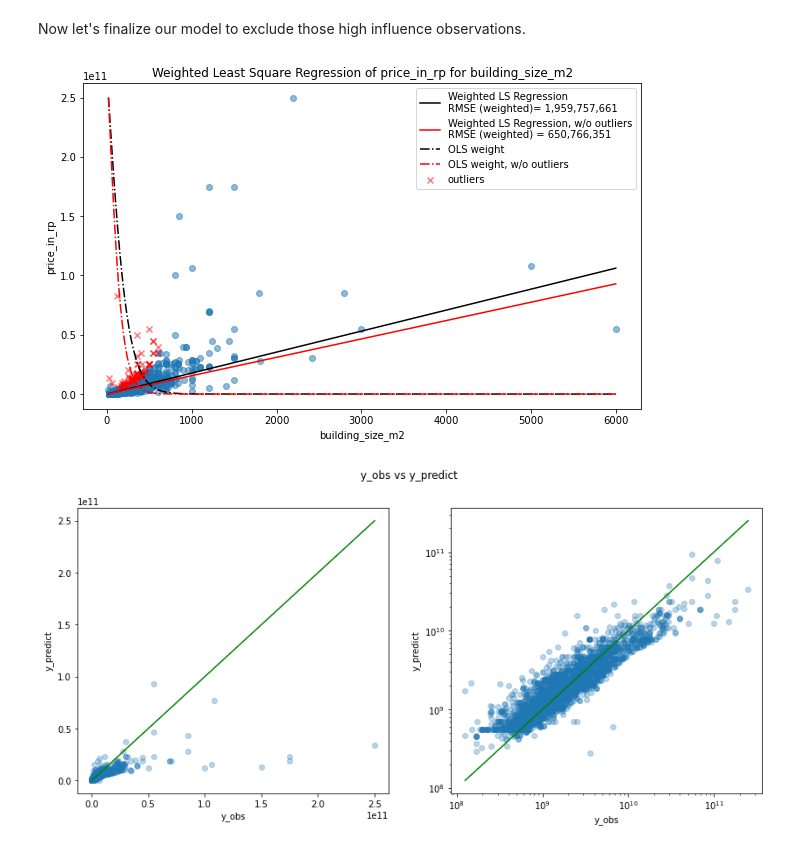
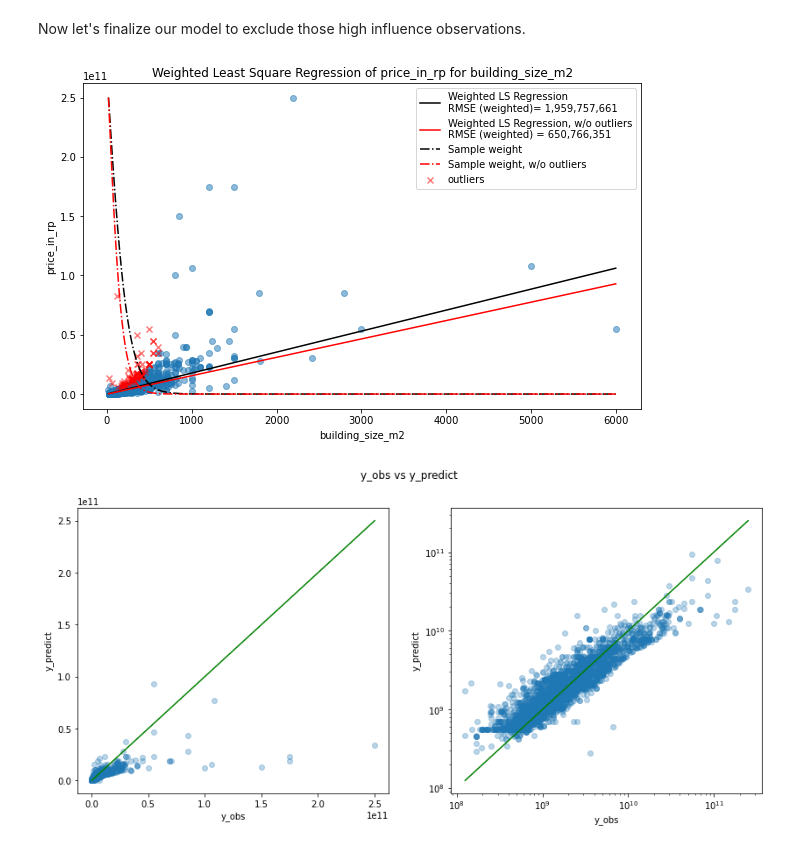
Before and after one commit to nbarizki/jabodetabekhousepricing, a Jupyter notebook: 3 - Linear Modeling of House Price.ipynb, the cells around one changed output. Drawn from its saved outputs; the diff is of its cells as text; code cells hidden in the pictures.

```diff
--- a/3 - Linear Modeling of House Price.ipynb
+++ b/3 - Linear Modeling of House Price.ipynb
@@ -502,36 +501,36 @@ mse_2b = mean_squared_error(y[~high_influence_obs], y_predict_2b, sample_weight=
 fig, ax = plt.subplots(figsize=(10, 6))
 ax.scatter(x=X[~high_influence_obs], y=y[~high_influence_obs], alpha=0.5)
 ax.scatter(
     x=X[high_influence_obs], y=y[high_influence_obs],
     marker='x', color='r',alpha=0.5, label='outliers'
     )
 ax.plot(
     np.sort(X.flatten()),
     y_predict_2a[np.argsort(X.flatten())], color='black',
     label=f'Weighted LS Regression\nRMSE (weighted)= {np.sqrt(mse_2a):,.0f}',
     )
 ax.plot(
     np.sort(X[~high_influence_obs].flatten()),
     y_predict_2b[np.argsort(X[~high_influence_obs].flatten())], color='red',
     label=f'Weighted LS Regression, w/o outliers\nRMSE (weighted) = {np.sqrt(mse_2b):,.0f}',
     )
 ax.plot(
     np.sort(X.flatten()),
     scaled_weight_a[np.argsort(X.flatten())], color='black',
-    label='OLS weight', ls='-.'
+    label='Sample weight', ls='-.'
     )
 ax.plot(
     np.sort(X[~high_influence_obs].flatten()),
     scaled_weight_b[np.argsort(X[~high_influence_obs].flatten())], color='red',
-    label='OLS weight, w/o outliers', ls='-.'
+    label='Sample weight, w/o outliers', ls='-.'
     )
 ax.set_title('Weighted Least Square Regression of price_in_rp for building_size_m2')
 ax.set_xlabel('building_size_m2')
 ax.set_ylabel('price_in_rp')
 ax.legend()
 plt.show()
 # %% [output]
-[figure, old version]
+[figure, new version]
 # %%
 {"tags": ["hide-input"]}
 
```
Also changed, not shown: parts of 93 cells of this notebook, 1 other file.
